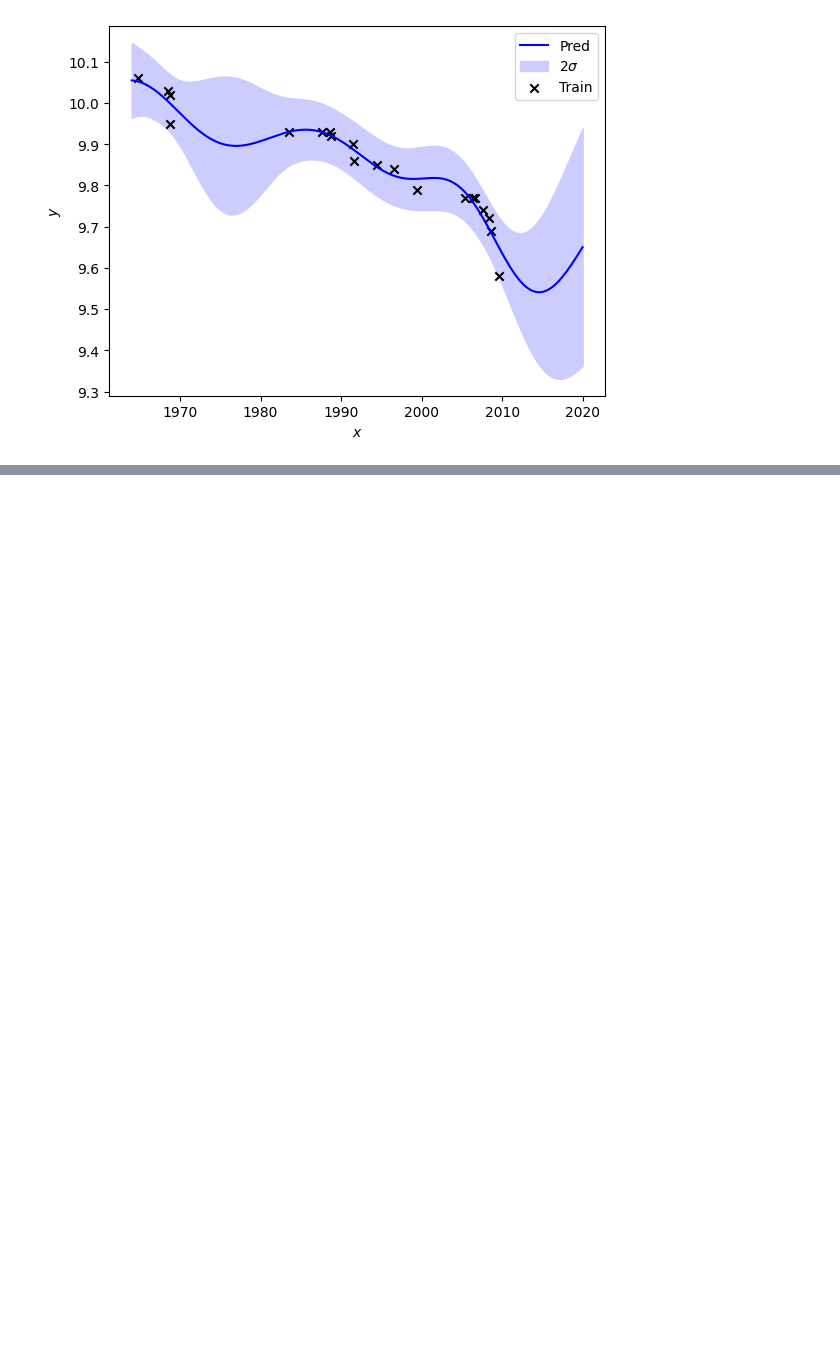
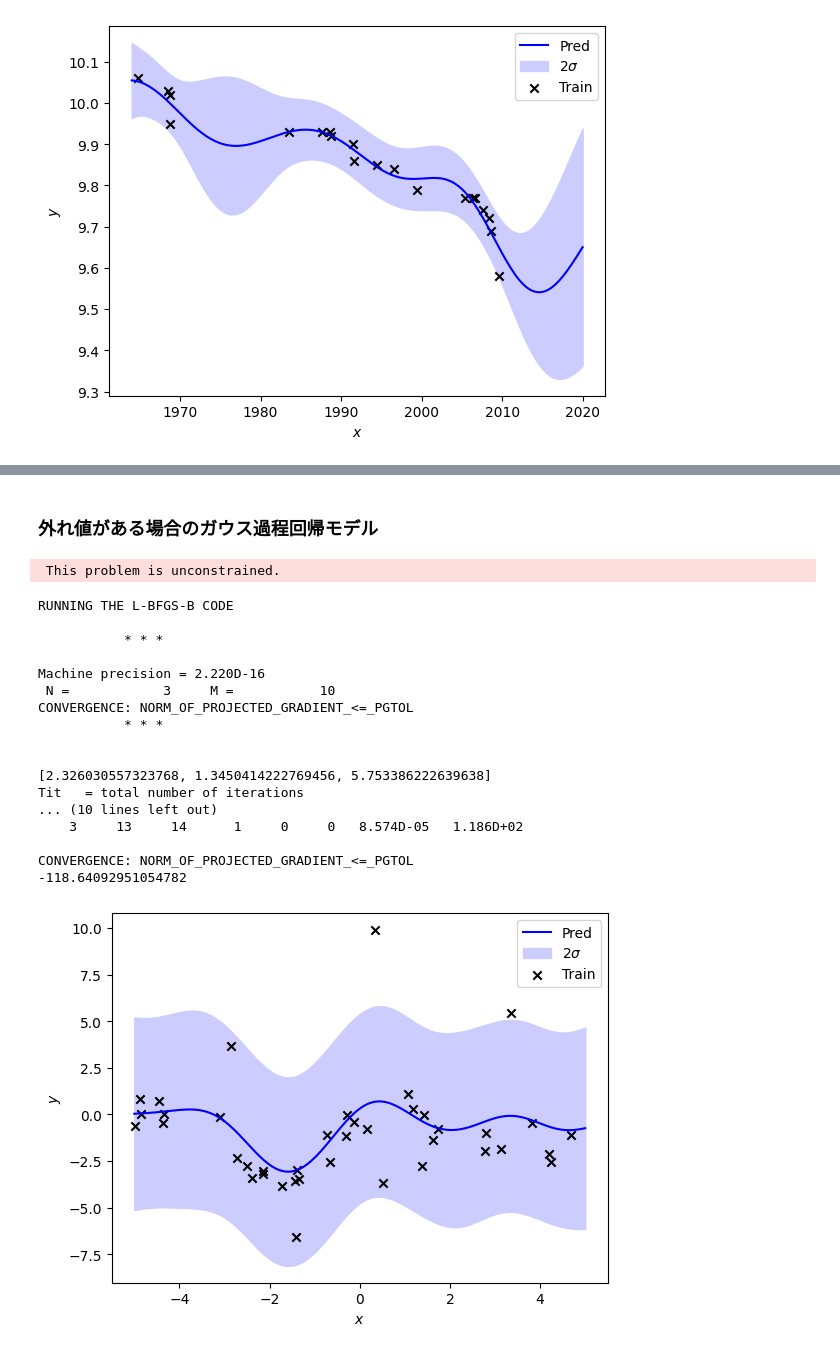
Before and after one commit to skmyng/gpr, a Jupyter notebook: chap3_4-5.ipynb, the cells around one changed output, grey strips where cells are left out. Cells and saved outputs as stored; diff of their text form; code cells hidden in the pictures; blank space fills up the shorter version.

```diff
--- a/chap3_4-5.ipynb
+++ b/chap3_4-5.ipynb
@@ -518 +527,34 @@ CONVERGENCE: NORM_OF_PROJECTED_GRADIENT_<=_PGTOL
 [figure]
+# %% [markdown]
+### 外れ値がある場合のガウス過程回帰モデル
+# %%
+data = np.loadtxt('./../data/chap3/gpr-cauchy.dat')
+xtrain, ytrain = data[:, 0].reshape(-1, 1), data[:, 1].reshape(-1, 1)
+xx = np.linspace(-5, 5, 200).reshape(-1, 1)
+# %%
+params_ol = np.array([0.0, 0.0, 0.0])
+gpr_ol = MyGPR_opt(xtrain, ytrain, xx, "rbf", params_ol)
+params_ol = gpr_ol.optimize_l_bfgs_b()
+print([np.exp(p) for p in gpr_ol.params_opt])
+print(-gpr_ol.logL(gpr_ol.params_opt))
+gpr_ol.plot_gpr()
+# %% [output]
+ This problem is unconstrained.
+RUNNING THE L-BFGS-B CODE
+
+           * * *
+
+Machine precision = 2.220D-16
+ N =            3     M =           10
+CONVERGENCE: NORM_OF_PROJECTED_GRADIENT_<=_PGTOL
+           * * *
+
+
+[2.326030557323768, 1.3450414222769456, 5.753386222639638]
+Tit   = total number of iterations
+... (10 lines left out)
+    3     13     14      1     0     0   8.574D-05   1.186D+02
+
+CONVERGENCE: NORM_OF_PROJECTED_GRADIENT_<=_PGTOL
+-118.64092951054782
+[figure, added]
```
Also changed, not shown: parts of 3 cells of this notebook, 1 other file.
